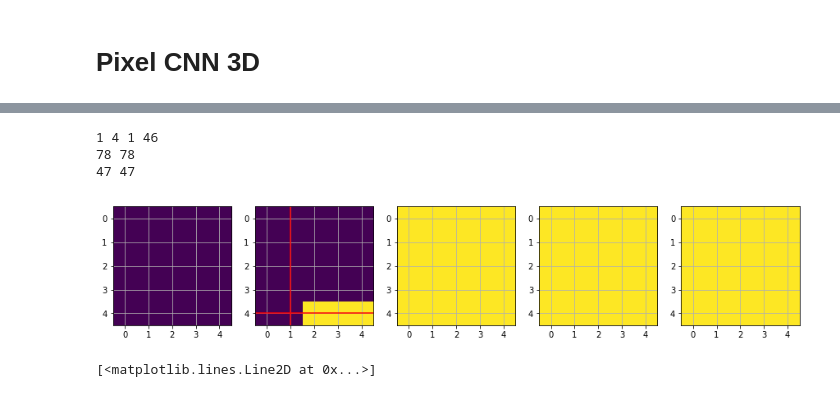
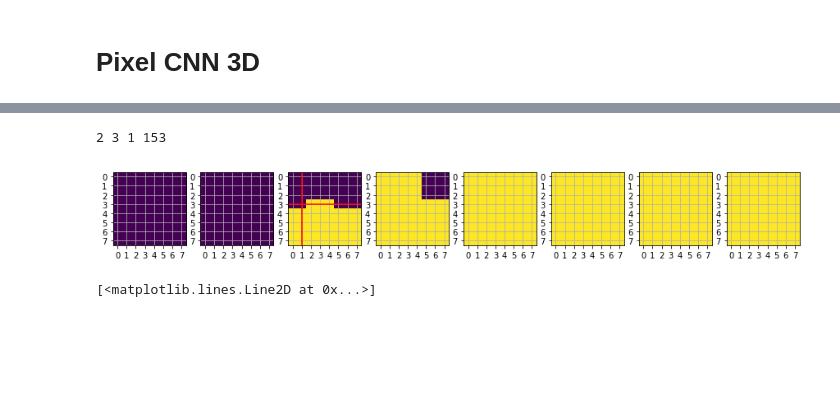
Before and after one commit to modichirag/galmodel, a Jupyter notebook: notebooks/pixelcnn-3D-inverse.ipynb, the cells around one changed output, grey strips where cells are left out. Cells and saved outputs as stored; diff of their text form; code cells hidden in the pictures; blank space fills up the shorter version.

Commit message:
up and dn sample pixelcnn3d...not sure if works

```diff
--- a/notebooks/pixelcnn-3D-inverse.ipynb
+++ b/notebooks/pixelcnn-3D-inverse.ipynb
@@ -522,8 +584,9 @@ class PixelCNN3D(object):
 # %%
 tf.reset_default_graph()
-hsize, wsize, dsize = 5, 5, 5
-X = tf.placeholder(tf.float32, shape=[None, hsize, wsize, dsize, 1])
-pix3d = PixelCNN3D(X)
+hsize, wsize, dsize = 8, 8, 8
+X = tf.placeholder(tf.float32, shape=[1, hsize, wsize, dsize, 1])
+pix3d = pixelcnnmodel(X, nlayers=2, nsub=2)
+# pix3d = pixelcnnmodel(X, nlayers=5, nsub=0)
 
 
 preds = []
@@ -535,9 +598,9 @@ with tf.Session() as sess:
 #     xx = index.copy()
 
     xx5 = xx.reshape(1, hsize, wsize, dsize, 1)
-    pred0 = sess.run(tf.squeeze(pix3d.fc2), {X:xx5})
+    pred0 = sess.run(tf.squeeze(pix3d), {X:xx5})
 
-    print(pred0)
+#     print(pred0)
     for i in range(hsize):
         tmp = []
         for j in range(wsize):
@@ -545,7 +608,7 @@ with tf.Session() as sess:
             for k in range(dsize):
                 xxn = xx5.copy()
                 xxn[0, i, j, k, 0] = -np.pi*np.e
-                tmp2.append(sess.run(tf.squeeze(pix3d.fc2), {X:xxn}))
+                tmp2.append(sess.run(tf.squeeze(pix3d), {X:xxn}))
             tmp.append(tmp2)
         preds.append(tmp)
 
@@ -554,0 +686,20 @@ InternalError: CUDA runtime implicit initialization on GPU:0 failed. Status: out
+# %%
+ii, jj, kk = 0, 3, 0
+#
+# ii, jj, kk = np.random.randint(0, hsize, 3)
+
+for ii, jj, kk in [[0, 3, 0], [1, 1, 1], [2, 3, 1]]:
+    print(ii, jj, kk, index[ii, jj, kk])
+
+    diff = (pred0 - preds[ii, jj, kk]).astype(bool)
+
+    plt.figure(figsize = (15, 4))
+    for i in range(hsize):
+        plt.subplot(1, hsize, i+1)
+        plt.imshow(diff[i], vmin=0, vmax=1)
+        for ax in plt.gcf().axes: ax.set_yticks(np.arange(hsize))
+        for ax in plt.gcf().axes: ax.set_xticks(np.arange(hsize))
+        plt.grid()
+        if i == ii:
+            plt.axhline(jj, color='r')
+            plt.axvline(kk, color='r')
@@ -555,29 +713,28 @@ InternalError: CUDA runtime implicit initialization on GPU:0 failed. Status: out
 # %%
-ii, jj, kk = 1, 4, 1
+ii, jj, kk = 2, 3, 1
 #
 # ii, jj, kk = np.random.randint(0, hsize, 3)
 print(ii, jj, kk, index[ii, jj, kk])
 
 diff = (pred0 - preds[ii, jj, kk]).astype(bool)
-expect = np.arange(index[ii, jj, kk]+1, index.size, 1)
-changed = index[diff]
-print(expect.size, changed.size)
-print(expect.min(), changed.min())
+# expect = np.arange(index[ii, jj, kk]+1, index.size, 1)
+# changed = index[diff]
+# print(expect.size, changed.size)
+# print(expect.min(), changed.min())
 
 plt.figure(figsize = (15, 4))
 for i in range(hsize):
     plt.subplot(1, hsize, i+1)
     plt.imshow(diff[i], vmin=0, vmax=1)
+    for ax in plt.gcf().axes: ax.set_yticks(np.arange(hsize))
     for ax in plt.gcf().axes: ax.set_xticks(np.arange(hsize))
     plt.grid()
     if i == ii:
         plt.axhline(jj, color='r')
         plt.axvline(kk, color='r')
 # %% [output]
-1 4 1 46
-78 78
-47 47
+2 3 1 153
-[figure, old version]
+[figure, new version]
 # %%
 
 for ii in range(hsize):
```
Also changed, not shown: parts of 46 cells of this notebook, 4 other files.
